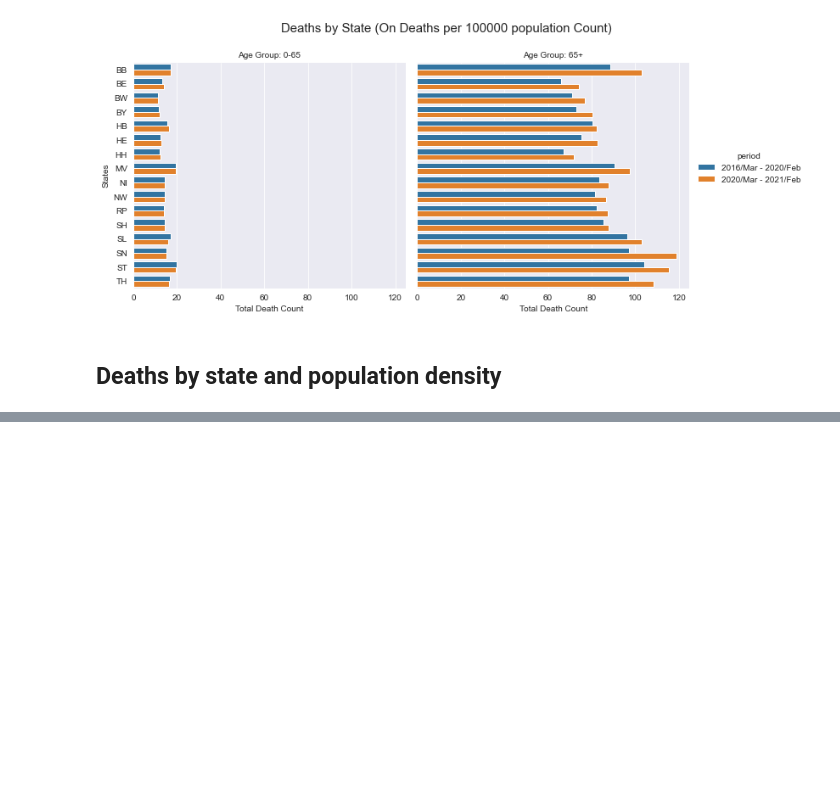
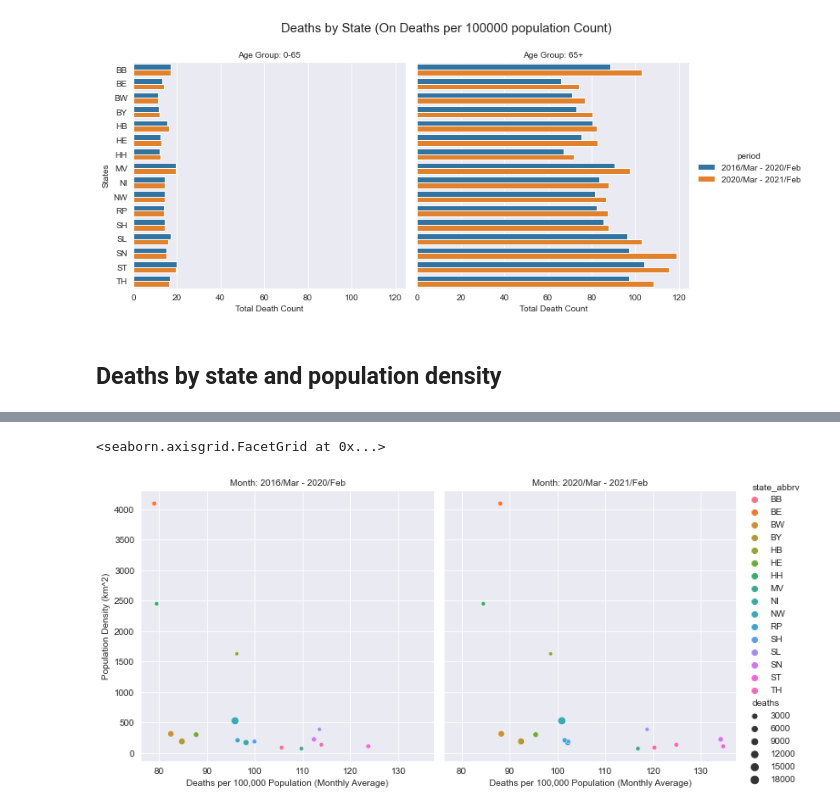
Before and after one commit to Shrijeetkharche/Hamoye-id3, a Jupyter notebook: Group_2_3.ipynb, the cells around one changed output, grey strips where cells are left out. Cells and saved outputs as stored; diff of their text form; code cells hidden in the pictures; blank space fills up the shorter version.

Commit message:
Updated Visualization

```diff
--- a/Group_2_3.ipynb
+++ b/Group_2_3.ipynb
@@ -351,3 +365,11 @@ display(data_dpp.head())
+# %%
+(sns.relplot(x='deaths_per_pop', y='pop_density',
+             hue='state_abbrv', col = 'period', col_wrap=2, size = 'deaths', data=data_dpp)
+.set(xlabel='Deaths per 100,000 Population (Monthly Average)', ylabel='Population Density (km^2)')
+.set_titles('Month: {col_name}'))
+# %% [output]
+<seaborn.axisgrid.FacetGrid at 0x...>
+[figure, added]
 # %%
 # Redesining the dataframe to get the desired output.
 data_dpp = data_dpp.pivot(index=['state_abbrv', 'pop_density'], columns = ['period'], values=['deaths', 'deaths_per_pop'])
```
Also changed, not shown: parts of 8 cells of this notebook.
